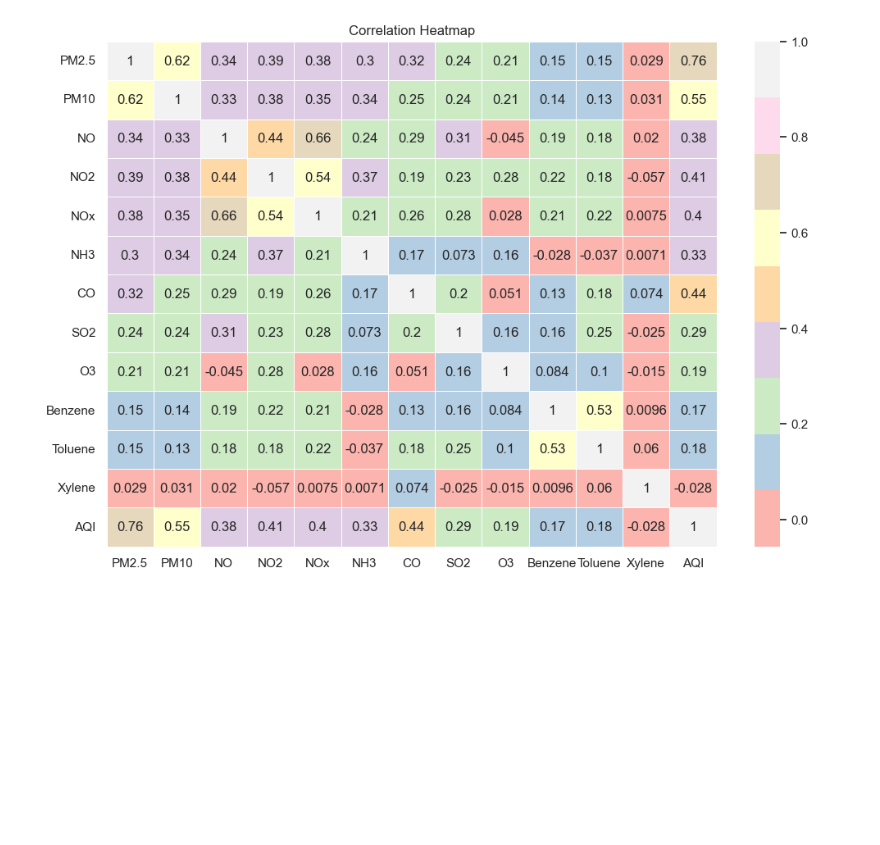
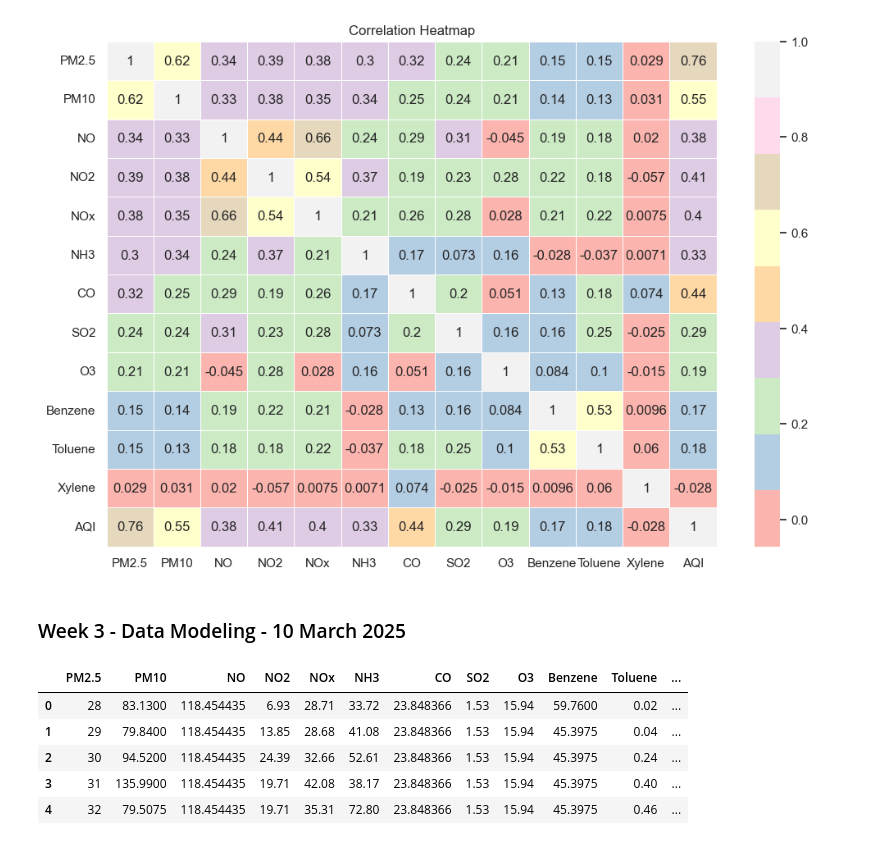
Before and after one commit to Shubham-sinha608/Air-Quality-Index-Prediction, a Jupyter notebook: AQI Prediction Model.ipynb, the cells around one changed output. Drawn from its saved outputs; the diff is of its cells as text; code cells hidden in the pictures; blank space fills up the shorter version.

Commit message:
Add files via upload
week 3 and final submission.

```diff
--- a/AQI Prediction Model.ipynb
+++ b/AQI Prediction Model.ipynb
@@ -430,3 +432,37 @@ plt.title("Correlation Heatmap")
 plt.show()
 # %% [output]
 [figure]
+# %% [markdown]
+### Week 3 - Data Modeling - 10 March 2025
+# %%
+import pandas as pd
+
+# Data for the DataFrame
+data = {
+    'PM2.5': [28, 29, 30, 31, 32],
+    'PM10': [83.13, 79.84, 94.52, 135.99, 79.5075],
+    'NO': [118.454435, 118.454435, 118.454435, 118.454435, 118.454435],
+    'NO2': [6.93, 13.85, 24.39, 19.71, 19.71],
+    'NOx': [28.71, 28.68, 32.66, 42.08, 35.31],
+    'NH3': [33.72, 41.08, 52.61, 38.17, 72.80],
+    'CO': [23.848366, 23.848366, 23.848366, 23.848366, 23.848366],
+    'SO2': [1.53, 1.53, 1.53, 1.53, 1.53],
+    'O3': [15.94, 15.94, 15.94, 15.94, 15.94],
+    'Benzene': [59.76, 45.3975, 45.3975, 45.3975, 45.3975],
+    'Toluene': [0.02, 0.04, 0.24, 0.40, 0.46],
+    'Xylene': [0.00, 0.00, 0.01, 0.04, 0.06],
+    'AQI': [209.0, 328.0, 208.0, 208.0, 208.0]
+}
+
+# Create DataFrame
+df = pd.DataFrame(data)
+
+# Display the DataFrame
+df
+# %% [output]
+|  | PM2.5 | PM10 | NO | NO2 | NOx | NH3 | CO | SO2 | O3 | Benzene | Toluene | ... |
+| 0 | 28 | 83.1300 | 118.454435 | 6.93 | 28.71 | 33.72 | 23.848366 | 1.53 | 15.94 | 59.7600 | 0.02 | ... |
+| 1 | 29 | 79.8400 | 118.454435 | 13.85 | 28.68 | 41.08 | 23.848366 | 1.53 | 15.94 | 45.3975 | 0.04 | ... |
+| 2 | 30 | 94.5200 | 118.454435 | 24.39 | 32.66 | 52.61 | 23.848366 | 1.53 | 15.94 | 45.3975 | 0.24 | ... |
+| 3 | 31 | 135.9900 | 118.454435 | 19.71 | 42.08 | 38.17 | 23.848366 | 1.53 | 15.94 | 45.3975 | 0.40 | ... |
+| 4 | 32 | 79.5075 | 118.454435 | 19.71 | 35.31 | 72.80 | 23.848366 | 1.53 | 15.94 | 45.3975 | 0.46 | ... |
```
Also changed, not shown: parts of 37 cells of this notebook.
